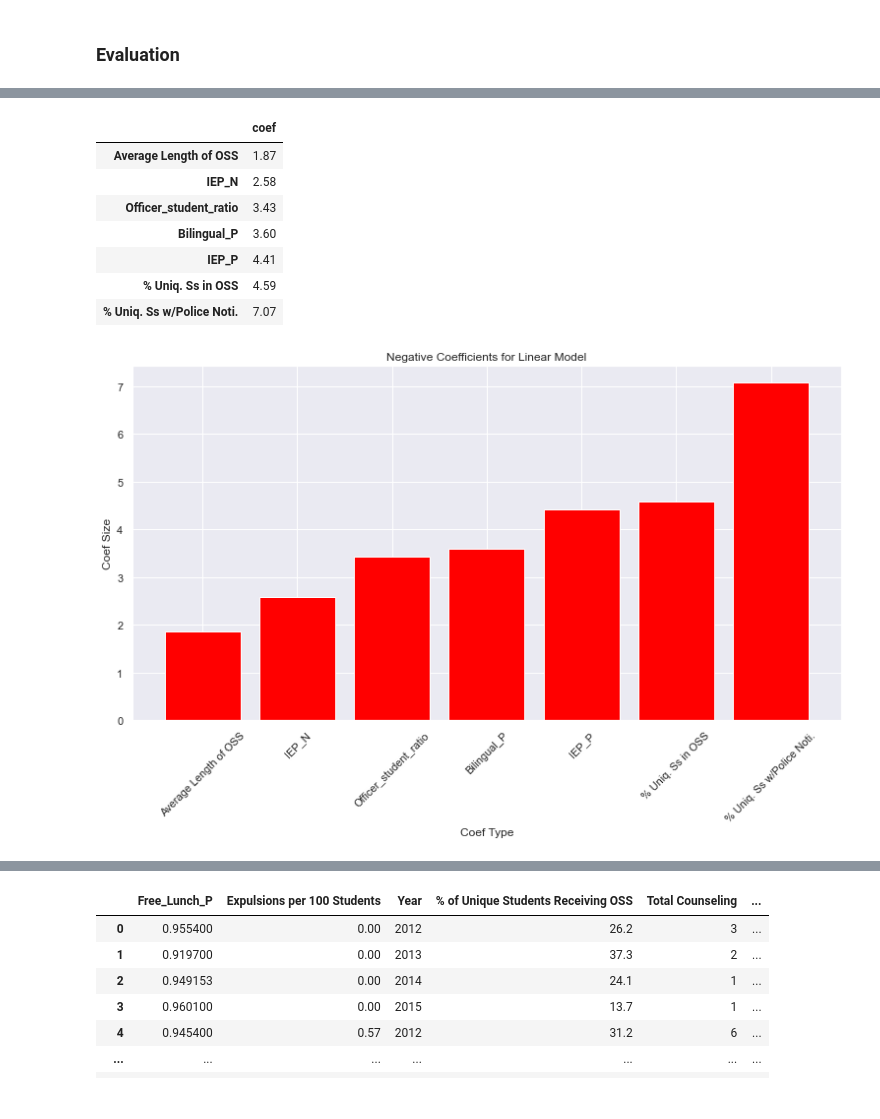
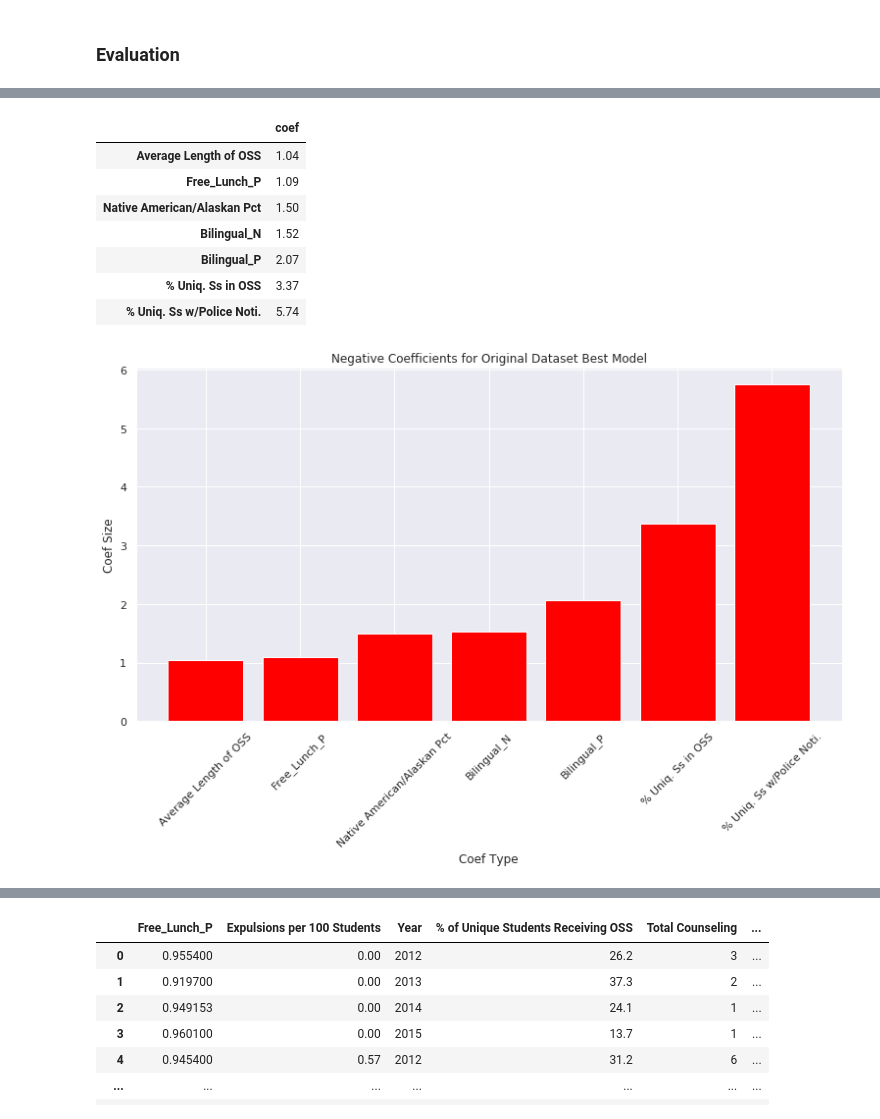
Before and after one commit to oabreu86/Policing-in-Schools-Predicting-Graduation-Rates-on-the-Criminalization-of-Students, a Jupyter notebook: Final_data_analysis.ipynb, the cells around one changed output, grey strips where cells are left out. Saved outputs shown, nothing was run; the diff lists cells and outputs as text; code cells hidden in the pictures.

Commit message:
changed table names

```diff
--- a/Final_data_analysis.ipynb
+++ b/Final_data_analysis.ipynb
@@ -259,25 +255,25 @@ plt.show()
 # %%
 top_neg_coefs = coefs.tail(7).abs()
 labels = top_neg_coefs.index.values
 labels[5], labels[6] = '% Uniq. Ss in OSS', '% Uniq. Ss w/Police Noti.'
 display(top_neg_coefs)
 
 fig = plt.figure()
 ax = fig.add_axes([0,0,1,1])
 ax.bar(labels,top_neg_coefs['coef'], color='red')
 plt.xticks(rotation=45)
 plt.xlabel("Coef Type")
 plt.ylabel("Coef Size")
-plt.title("Negative Coefficients for Linear Model")
+plt.title("Negative Coefficients for Original Dataset Best Model")
 plt.show()
 # %% [output]
 |  | coef |
-| Average Length of OSS | 1.87 |
-| IEP_N | 2.58 |
-| Officer_student_ratio | 3.43 |
-| Bilingual_P | 3.60 |
-| IEP_P | 4.41 |
-| % Uniq. Ss in OSS | 4.59 |
-| % Uniq. Ss w/Police Noti. | 7.07 |
+| Average Length of OSS | 1.04 |
+| Free_Lunch_P | 1.09 |
+| Native American/Alaskan Pct | 1.50 |
+| Bilingual_N | 1.52 |
+| Bilingual_P | 2.07 |
+| % Uniq. Ss in OSS | 3.37 |
+| % Uniq. Ss w/Police Noti. | 5.74 |
-[figure, old version]
+[figure, new version]
 # %%
```
Also changed, not shown: parts of 18 cells of this notebook.
